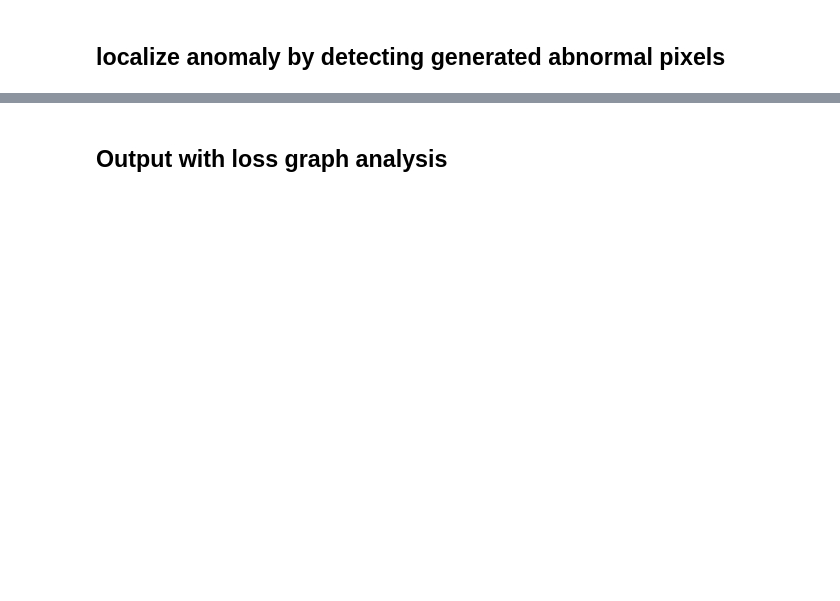
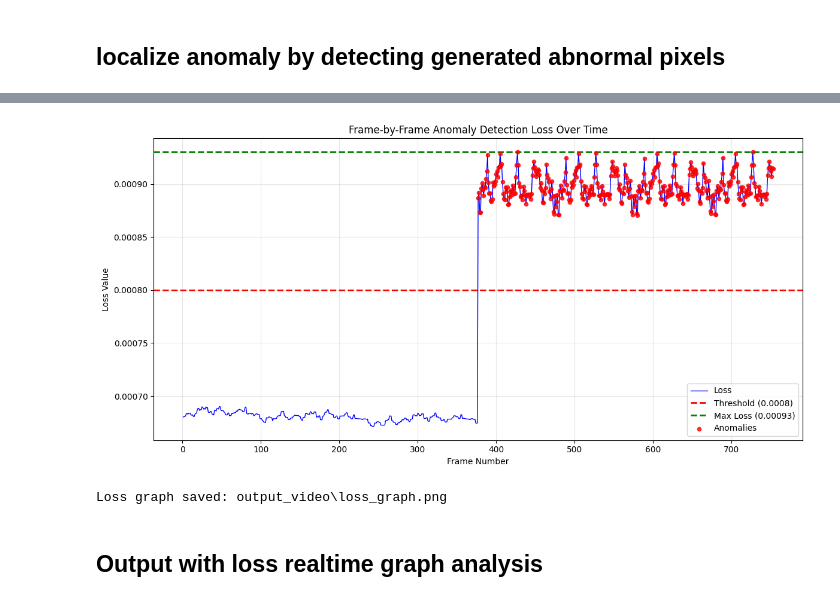
Before and after one commit to Mehedi-Bin-Hafiz/Surveillance-Anomaly-Detection-and-Localization-by-Autoencoder, a Jupyter notebook: notebooks/model_testing.ipynb, the cells around one changed output, grey strips where cells are left out. Saved outputs shown, nothing was run; the diff lists cells and outputs as text; code cells hidden in the pictures; blank space fills up the shorter version.

```diff
--- a/notebooks/model_testing.ipynb
+++ b/notebooks/model_testing.ipynb
@@ -7,6 +7,7 @@ from tensorflow.keras.models import load_model
 import imutils
 import os
 import tensorflow as tf
+import matplotlib.pyplot as plt
 
 # Adjusted threshold for overall frame anomaly detection
 # IMPORTANT: This threshold will likely need re-tuning after changing mean_squared_loss
@@ -15,9 +16,9 @@ ANOMALY_THRESHOLD = 0.00080 # A more typical unscaled MSE threshold for normaliz
 # Threshold for identifying anomalous regions within a frame (for visualization)
 # This value will likely need to be tuned based on your model's performance and data.
 # It represents a pixel-wise squared error value.
-ANOMALY_REGION_PIXEL_THRESHOLD = 0.0015 # Example value, tune this!
+ANOMALY_REGION_PIXEL_THRESHOLD = 0.00100 # Example value, tune this!
 
-model_dir = "../models/oil_model_e50_b4.h5" # Path to the trained Keras model
+model_dir = "../models/oil_drone_model_e50_b4.h5" # Path to the trained Keras model
 video_path = "D:\\Research Dataset\\Drone anomaly New\\Testing\\Drone anomaly new.mp4" # Path to the video file
 
 
@@ -28,8 +29,15 @@ if not os.path.exists("reconstructed_frames"):
     os.makedirs("reconstructed_frames")
 if not os.path.exists("anomaly_maps"): # New folder for error maps
     os.makedirs("anomaly_maps")
+if not os.path.exists("output_video"): # New folder for graphs
+    os.makedirs("output_video")
+
 frame_count_processed = 0
 anomaly_count = 0
+
+# Lists to store loss values for graph
+loss_values = []
+frame_numbers = []
 
 def mean_squared_loss(x1, x2):
     """
@@ -122,11 +130,16 @@ while cap.isOpened():
     # Save the reconstructed frame
     cv2.imwrite(f"reconstructed_frames/frame_{frame_count_processed:05d}_reconstructed.jpg", reconstructed_frame_display)
     # --- End Save Model Prediction (Image) ---
+
     # Calculate the overall reconstruction loss (MSE) for the frame
     loss = mean_squared_loss(model_input_frame, output)
     # Removed loss_scaled as it's not needed with the corrected MSE and threshold
     loss_display = f"{loss:.5f}"
     print(f"Frame {frame_count_processed} Loss: {loss_display}")
+
+    # Store loss values for graph
+    loss_values.append(loss)
+    frame_numbers.append(frame_count_processed)
 
     display_frame = original_frame_color.copy()
 
@@ -191,7 +204,8 @@ while cap.isOpened():
                 # display_frame = cv2.addWeighted(overlay, alpha, display_frame, 1 - alpha, 0)
 
                 #Removed the line that draws the red border, leaving only the shade
-                cv2.rectangle(display_frame, (x, y), (x + w, y + h), (0, 0, 255), 2) # Red border
+                if w > 30 and h > 30:  # Adjust these values as needed
+                    cv2.rectangle(display_frame, (x, y), (x + w, y + h), (0, 0, 255), 2)
         # --- End Anomaly Localization ---
 
     # Put status text on the display frame
@@ -226,3 +240,36 @@ if frame_count_processed > 0:
     print(f"Anomaly rate: {anomaly_rate:.2f}%")
 else:
     print("No frames were processed, cannot calculate anomaly rate.")
+
+# Create loss graph (adapted from second code)
+max_loss = max(loss_values) if loss_values else 0
+if loss_values:
+    print("\nCreating loss graph...")
+    plt.figure(figsize=(12, 6))
+    plt.plot(frame_numbers, loss_values, 'b-', linewidth=1, label='Loss')
+    plt.axhline(y=ANOMALY_THRESHOLD, color='r', linestyle='--', linewidth=2, label=f'Threshold ({ANOMALY_THRESHOLD})')
+    plt.axhline(y=max_loss, color='g', linestyle='--', linewidth=2, label=f'Max Loss ({max_loss:.5f})')
+
+    # Highlight anomaly points in red
+    anomaly_indices = [i for i, loss in enumerate(loss_values) if loss > ANOMALY_THRESHOLD]
+    if anomaly_indices:
+        anomaly_frames = [frame_numbers[i] for i in anomaly_indices]
+        anomaly_losses = [loss_values[i] for i in anomaly_indices]
+        plt.scatter(anomaly_frames, anomaly_losses, color='red', s=20, alpha=0.8, label='Anomalies', zorder=5)
+
+    plt.xlabel('Frame Number')
+    plt.ylabel('Loss Value')
+    plt.title('Frame-by-Frame Anomaly Detection Loss Over Time')
+    plt.legend()
+    plt.grid(True, alpha=0.3)
+    plt.tight_layout()
+
+    # Save graph
+    graph_path = os.path.join("output_video", "loss_graph.png")
+    plt.savefig(graph_path, dpi=150, bbox_inches='tight')
+    plt.show()
+
+    print(f"Loss graph saved: {graph_path}")
+else:
+    print("No loss values to plot graph.")
+# %% [output]
@@ -229,5 +293,7 @@ else:
+[figure, added]
+Loss graph saved: output_video\loss_graph.png
 # %% [markdown]
-## Output with loss graph analysis
+## Output with loss realtime graph analysis
 # %%
 import cv2
 import numpy as np
```
Also changed, not shown: parts of 2 cells of this notebook, 2 other files.
